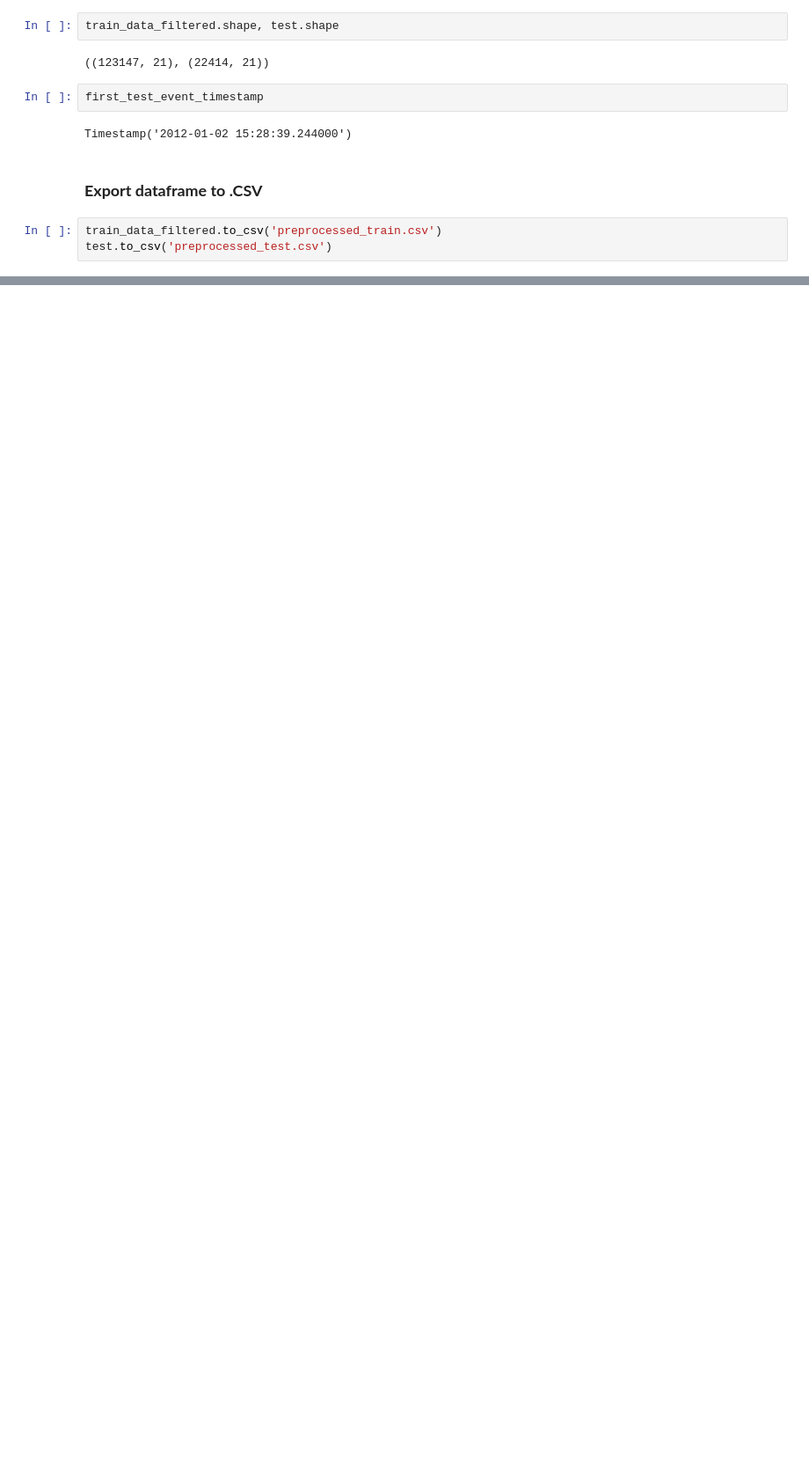
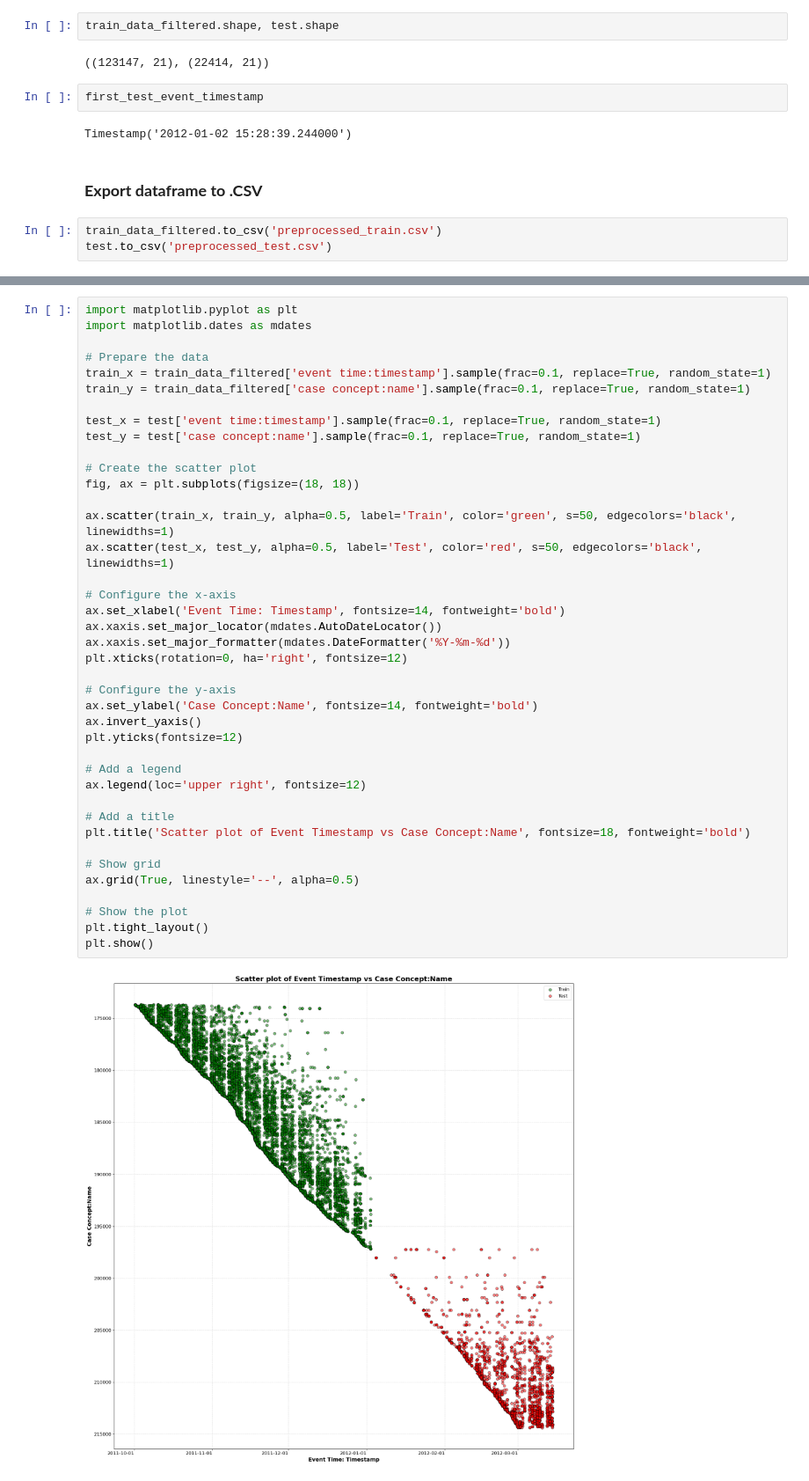
Before and after one commit to KonstantinGeorgiev0/Process-Mining, a Jupyter notebook: 2_Preprocessing.ipynb, the cells around one changed output, grey strips where cells are left out. Shown at 88% size. Drawn from its saved outputs; the diff is of its cells as text; blank space fills up the shorter version.

Commit message:
implemented a scatter plot for train/test split

```diff
--- a/2_Preprocessing.ipynb
+++ b/2_Preprocessing.ipynb
@@ -274,0 +275,42 @@ plt.show()
+# %%
+import matplotlib.pyplot as plt
+import matplotlib.dates as mdates
+
+# Prepare the data
+train_x = train_data_filtered['event time:timestamp'].sample(frac=0.1, replace=True, random_state=1)
+train_y = train_data_filtered['case concept:name'].sample(frac=0.1, replace=True, random_state=1)
+
+test_x = test['event time:timestamp'].sample(frac=0.1, replace=True, random_state=1)
+test_y = test['case concept:name'].sample(frac=0.1, replace=True, random_state=1)
+
+# Create the scatter plot
+fig, ax = plt.subplots(figsize=(18, 18))
+
+ax.scatter(train_x, train_y, alpha=0.5, label='Train', color='green', s=50, edgecolors='black', linewidths=1)
+ax.scatter(test_x, test_y, alpha=0.5, label='Test', color='red', s=50, edgecolors='black', linewidths=1)
+
+# Configure the x-axis
+ax.set_xlabel('Event Time: Timestamp', fontsize=14, fontweight='bold')
+ax.xaxis.set_major_locator(mdates.AutoDateLocator())
+ax.xaxis.set_major_formatter(mdates.DateFormatter('%Y-%m-%d'))
+plt.xticks(rotation=0, ha='right', fontsize=12)
+
+# Configure the y-axis
+ax.set_ylabel('Case Concept:Name', fontsize=14, fontweight='bold')
+ax.invert_yaxis()
+plt.yticks(fontsize=12)
+
+# Add a legend
+ax.legend(loc='upper right', fontsize=12)
+
+# Add a title
+plt.title('Scatter plot of Event Timestamp vs Case Concept:Name', fontsize=18, fontweight='bold')
+
+# Show grid
+ax.grid(True, linestyle='--', alpha=0.5)
+
+# Show the plot
+plt.tight_layout()
+plt.show()
+# %% [output]
+[figure, added]
```
Also changed, not shown: parts of 4 cells of this notebook, 1 other file.
